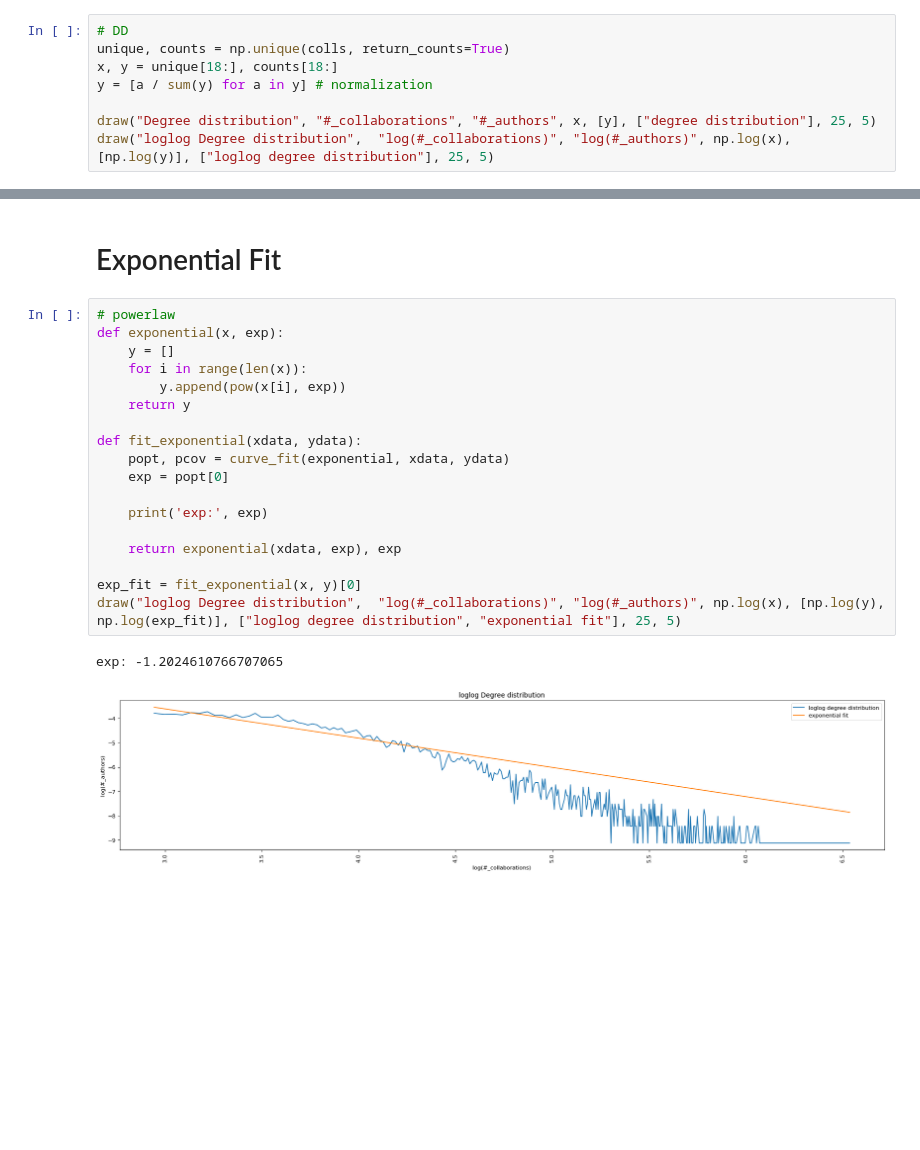
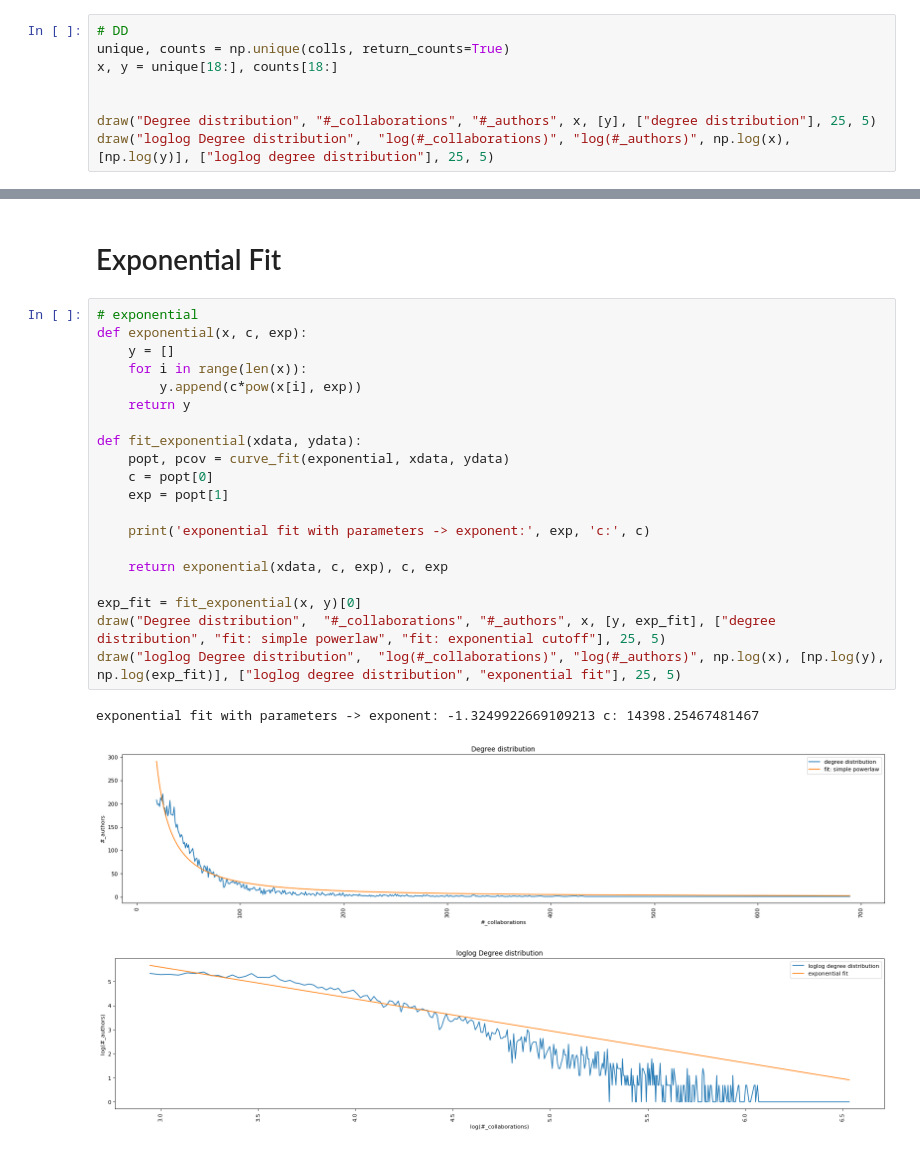
Before and after one commit to LeonardoSer/INRIA_Internship, a Jupyter notebook: 20_onDistributions/30_activeDD_minPubs.ipynb, the cells around one changed output, grey strips where cells are left out. Drawn from its saved outputs; the diff is of its cells as text; blank space fills up the shorter version.

```diff
--- a/20_onDistributions/30_activeDD_minPubs.ipynb
+++ b/20_onDistributions/30_activeDD_minPubs.ipynb
@@ -54,7 +53,7 @@ draw("loglog Degree distribution",  "log(#_collaborations)", "log(#_authors)", n
 # DD
 unique, counts = np.unique(colls, return_counts=True)
 x, y = unique[18:], counts[18:]
-y = [a / sum(y) for a in y] # normalization
+
 
 draw("Degree distribution", "#_collaborations", "#_authors", x, [y], ["degree distribution"], 25, 5)
 draw("loglog Degree distribution",  "log(#_collaborations)", "log(#_authors)", np.log(x), [np.log(y)], ["loglog degree distribution"], 25, 5)
@@ -94,23 +111,26 @@ the exponential cutoff parameter is 0.010145095120966775
 # %% [markdown]
 # Exponential Fit
 # %%
-# powerlaw
-def exponential(x, exp):
+# exponential
+def exponential(x, c, exp):
     y = []
     for i in range(len(x)):
-        y.append(pow(x[i], exp))
+        y.append(c*pow(x[i], exp))
     return y
 
 def fit_exponential(xdata, ydata):
     popt, pcov = curve_fit(exponential, xdata, ydata)
-    exp = popt[0]
+    c = popt[0]
+    exp = popt[1]
 
-    print('exp:', exp)
+    print('exponential fit with parameters -> exponent:', exp, 'c:', c)
 
-    return exponential(xdata, exp), exp
+    return exponential(xdata, c, exp), c, exp
 
 exp_fit = fit_exponential(x, y)[0]
+draw("Degree distribution",  "#_collaborations", "#_authors", x, [y, exp_fit], ["degree distribution", "fit: simple powerlaw", "fit: exponential cutoff"], 25, 5)
 draw("loglog Degree distribution",  "log(#_collaborations)", "log(#_authors)", np.log(x), [np.log(y), np.log(exp_fit)], ["loglog degree distribution", "exponential fit"], 25, 5)
 # %% [output]
-exp: -1.2024610766707065
+exponential fit with parameters -> exponent: -1.3249922669109213 c: 14398.25467481467
-[figure, old version]
+[figure, new version]
+[figure, added]
```
Also changed, not shown: parts of 6 cells of this notebook, 8 other files.
